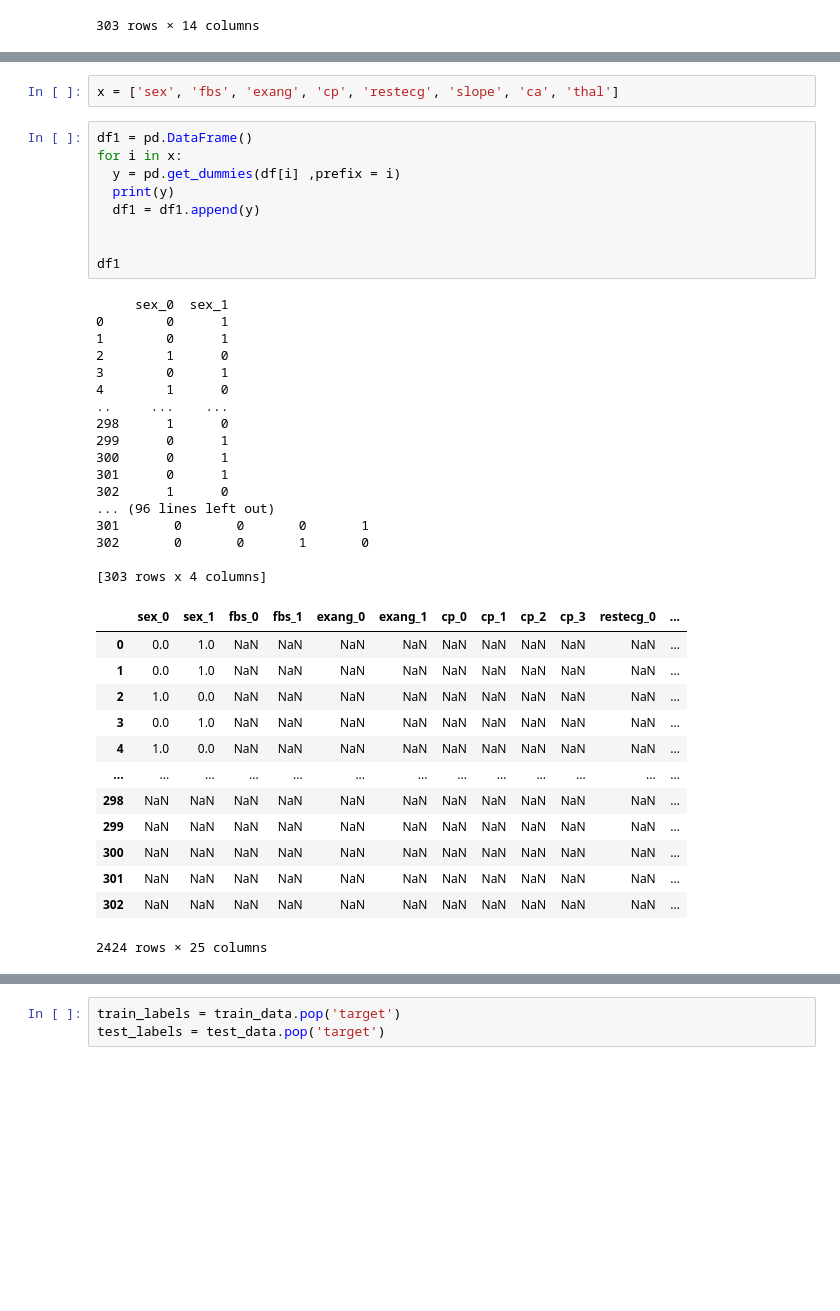
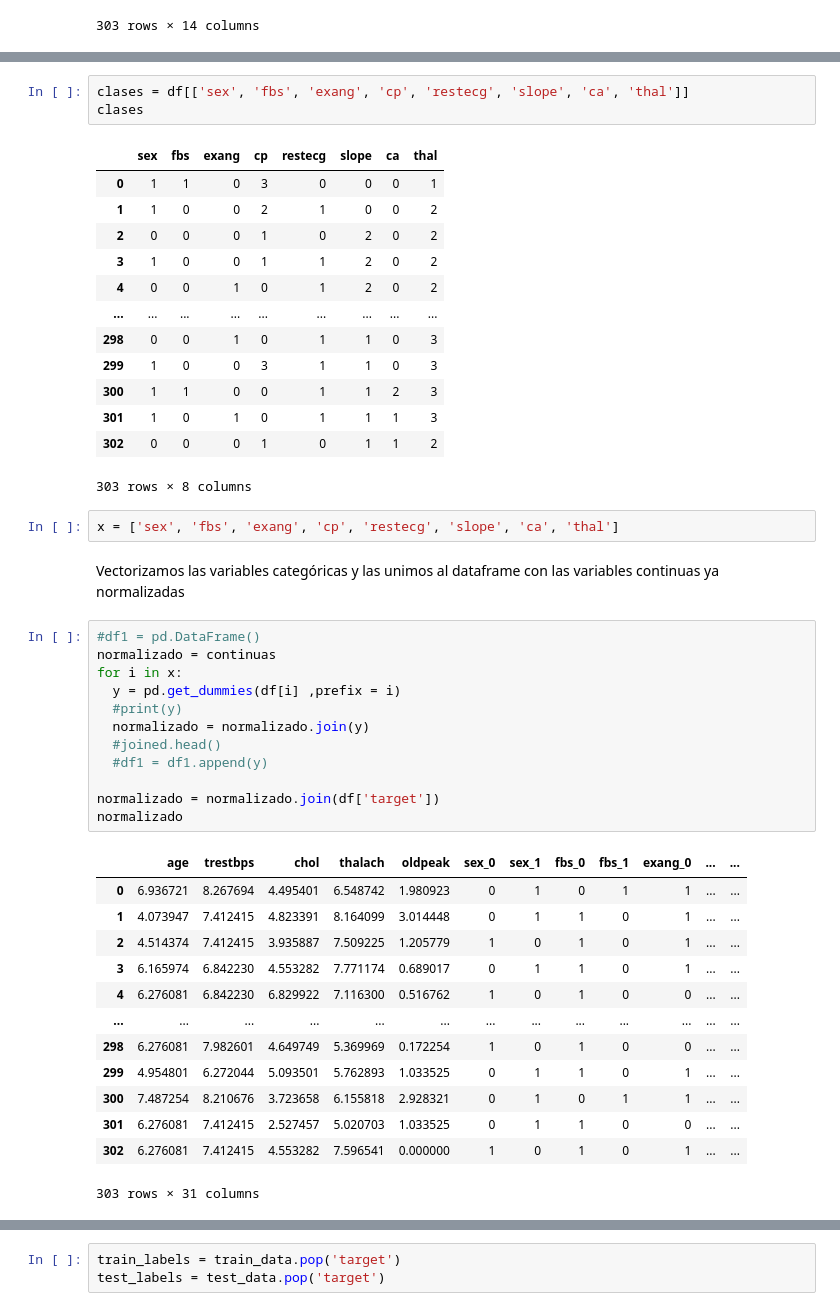
Before and after one commit to anamunoz01/PROYECTO-INTEGRADOR-III, a Jupyter notebook: ClasBinaria.ipynb, the cells around one changed output, grey strips where cells are left out. Saved outputs shown, nothing was run; the diff lists cells and outputs as text; blank space fills up the shorter version.

```diff
--- a/ClasBinaria.ipynb
+++ b/ClasBinaria.ipynb
@@ -67,42 +113,47 @@ df
+# %%
+clases = df[['sex', 'fbs', 'exang', 'cp', 'restecg', 'slope', 'ca', 'thal']]
+clases
+# %% [output]
+|  | sex | fbs | exang | cp | restecg | slope | ca | thal |
+| 0 | 1 | 1 | 0 | 3 | 0 | 0 | 0 | 1 |
+| 1 | 1 | 0 | 0 | 2 | 1 | 0 | 0 | 2 |
+| 2 | 0 | 0 | 0 | 1 | 0 | 2 | 0 | 2 |
+| 3 | 1 | 0 | 0 | 1 | 1 | 2 | 0 | 2 |
+| 4 | 0 | 0 | 1 | 0 | 1 | 2 | 0 | 2 |
+| ... | ... | ... | ... | ... | ... | ... | ... | ... |
+| 298 | 0 | 0 | 1 | 0 | 1 | 1 | 0 | 3 |
+| 299 | 1 | 0 | 0 | 3 | 1 | 1 | 0 | 3 |
+| 300 | 1 | 1 | 0 | 0 | 1 | 1 | 2 | 3 |
+| 301 | 1 | 0 | 1 | 0 | 1 | 1 | 1 | 3 |
+| 302 | 0 | 0 | 0 | 1 | 0 | 1 | 1 | 2 |
+303 rows × 8 columns
 # %%
 x = ['sex', 'fbs', 'exang', 'cp', 'restecg', 'slope', 'ca', 'thal']
+# %% [markdown]
+Vectorizamos las variables categóricas y las unimos al dataframe con las variables continuas ya normalizadas
 # %%
-df1 = pd.DataFrame()
+#df1 = pd.DataFrame()
+normalizado = continuas
 for i in x:
   y = pd.get_dummies(df[i] ,prefix = i)
-  print(y)
-  df1 = df1.append(y)
+  #print(y)
+  normalizado = normalizado.join(y)
+  #joined.head()
+  #df1 = df1.append(y)
 
-
-df1
+normalizado = normalizado.join(df['target'])
+normalizado
 # %% [output]
+|  | age | trestbps | chol | thalach | oldpeak | sex_0 | sex_1 | fbs_0 | fbs_1 | exang_0 | ... | ... |
+| 0 | 6.936721 | 8.267694 | 4.495401 | 6.548742 | 1.980923 | 0 | 1 | 0 | 1 | 1 | ... | ... |
+| 1 | 4.073947 | 7.412415 | 4.823391 | 8.164099 | 3.014448 | 0 | 1 | 1 | 0 | 1 | ... | ... |
+| 2 | 4.514374 | 7.412415 | 3.935887 | 7.509225 | 1.205779 | 1 | 0 | 1 | 0 | 1 | ... | ... |
+| 3 | 6.165974 | 6.842230 | 4.553282 | 7.771174 | 0.689017 | 0 | 1 | 1 | 0 | 1 | ... | ... |
+| 4 | 6.276081 | 6.842230 | 6.829922 | 7.116300 | 0.516762 | 1 | 0 | 1 | 0 | 0 | ... | ... |
+| ... | ... | ... | ... | ... | ... | ... | ... | ... | ... | ... | ... | ... |
+| 298 | 6.276081 | 7.982601 | 4.649749 | 5.369969 | 0.172254 | 1 | 0 | 1 | 0 | 0 | ... | ... |
+| 299 | 4.954801 | 6.272044 | 5.093501 | 5.762893 | 1.033525 | 0 | 1 | 1 | 0 | 1 | ... | ... |
+| 300 | 7.487254 | 8.210676 | 3.723658 | 6.155818 | 2.928321 | 0 | 1 | 0 | 1 | 1 | ... | ... |
+| 301 | 6.276081 | 7.412415 | 2.527457 | 5.020703 | 1.033525 | 0 | 1 | 1 | 0 | 0 | ... | ... |
+| 302 | 6.276081 | 7.412415 | 4.553282 | 7.596541 | 0.000000 | 1 | 0 | 1 | 0 | 1 | ... | ... |
-     sex_0  sex_1
-0        0      1
-1        0      1
-2        1      0
-3        0      1
-4        1      0
-..     ...    ...
-298      1      0
-299      0      1
-300      0      1
-301      0      1
-302      1      0
-... (96 lines left out)
-301       0       0       0       1
-302       0       0       1       0
-
-[303 rows x 4 columns]
+303 rows × 31 columns
-|  | sex_0 | sex_1 | fbs_0 | fbs_1 | exang_0 | exang_1 | cp_0 | cp_1 | cp_2 | cp_3 | restecg_0 | ... |
-| 0 | 0.0 | 1.0 | NaN | NaN | NaN | NaN | NaN | NaN | NaN | NaN | NaN | ... |
-| 1 | 0.0 | 1.0 | NaN | NaN | NaN | NaN | NaN | NaN | NaN | NaN | NaN | ... |
-| 2 | 1.0 | 0.0 | NaN | NaN | NaN | NaN | NaN | NaN | NaN | NaN | NaN | ... |
-| 3 | 0.0 | 1.0 | NaN | NaN | NaN | NaN | NaN | NaN | NaN | NaN | NaN | ... |
-| 4 | 1.0 | 0.0 | NaN | NaN | NaN | NaN | NaN | NaN | NaN | NaN | NaN | ... |
-| ... | ... | ... | ... | ... | ... | ... | ... | ... | ... | ... | ... | ... |
-| 298 | NaN | NaN | NaN | NaN | NaN | NaN | NaN | NaN | NaN | NaN | NaN | ... |
-| 299 | NaN | NaN | NaN | NaN | NaN | NaN | NaN | NaN | NaN | NaN | NaN | ... |
-| 300 | NaN | NaN | NaN | NaN | NaN | NaN | NaN | NaN | NaN | NaN | NaN | ... |
-| 301 | NaN | NaN | NaN | NaN | NaN | NaN | NaN | NaN | NaN | NaN | NaN | ... |
-| 302 | NaN | NaN | NaN | NaN | NaN | NaN | NaN | NaN | NaN | NaN | NaN | ... |
-2424 rows × 25 columns
```
Also changed, not shown: parts of 26 cells of this notebook.
